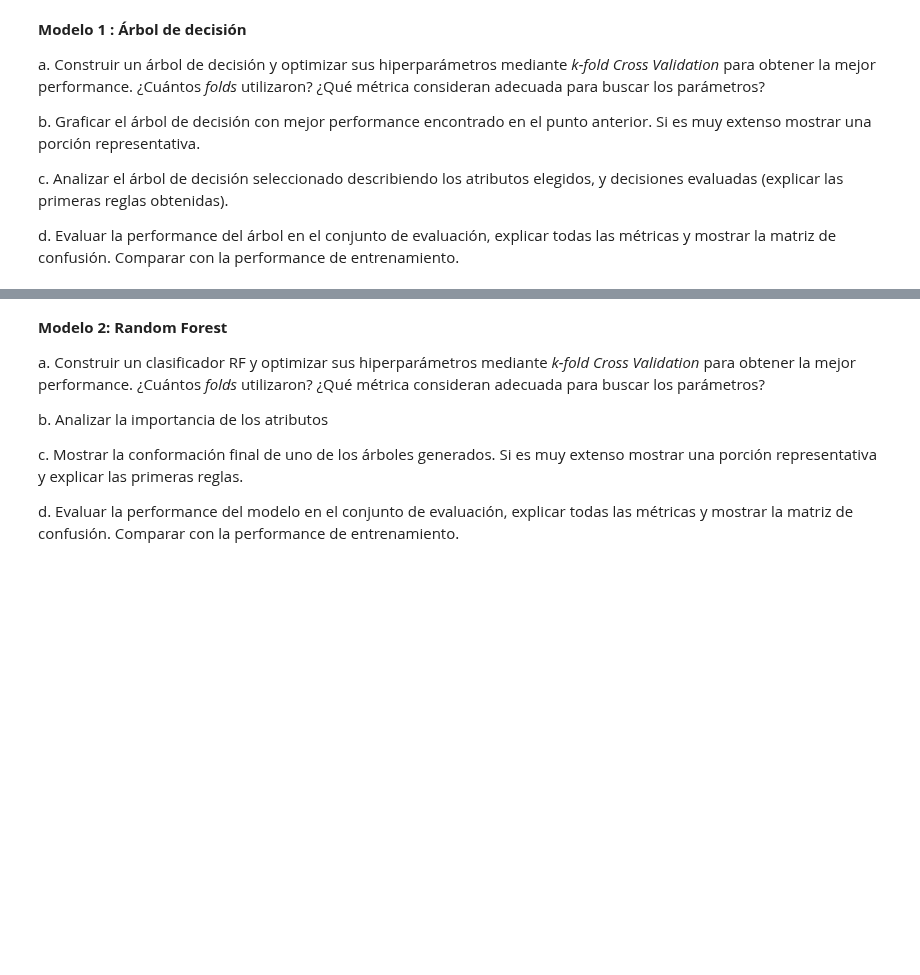
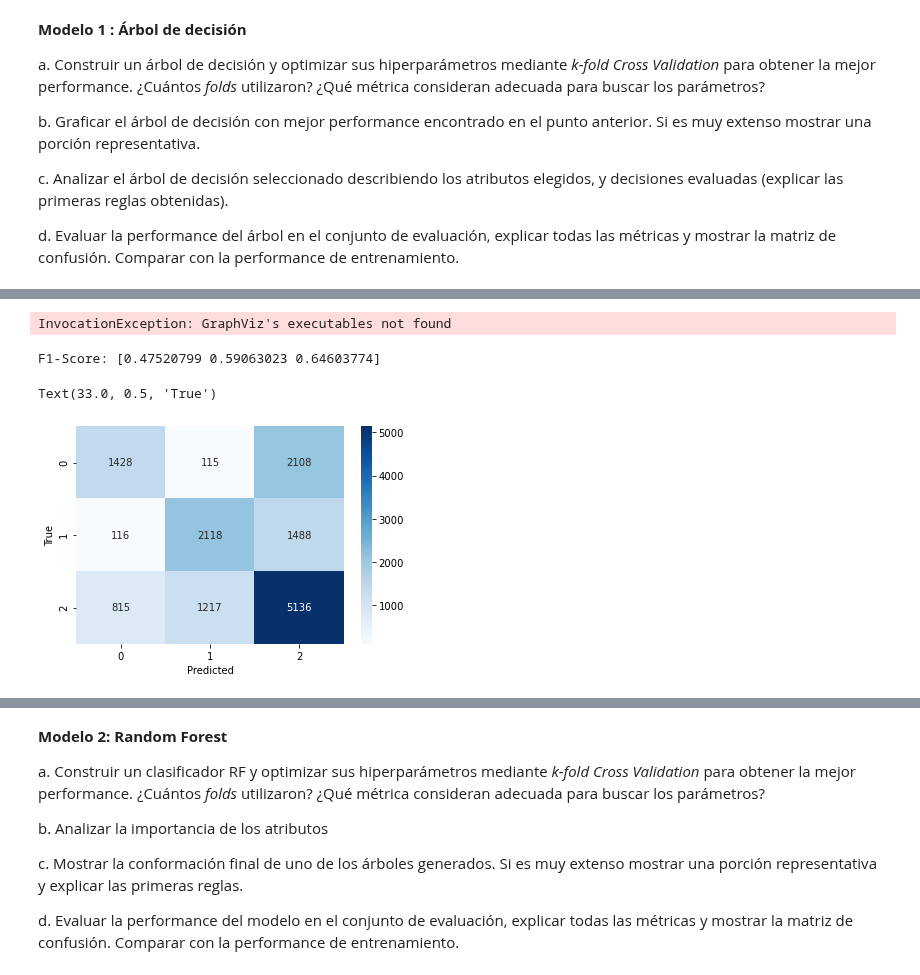
Before and after one commit to napoli-lucia/7506-Organizacion-de-Datos-TPs, a Jupyter notebook: 7506R_TP1_GRUPO18_ENTREGA_N3.ipynb, the cells around one changed output, grey strips where cells are left out. Saved outputs shown, nothing was run; the diff lists cells and outputs as text; code cells hidden in the pictures; blank space fills up the shorter version.

Commit message:
Arbol de decisión y optimizacion de hiperparam

```diff
--- a/7506R_TP1_GRUPO18_ENTREGA_N3.ipynb
+++ b/7506R_TP1_GRUPO18_ENTREGA_N3.ipynb
@@ -260,0 +348,12 @@ entrenamiento.
+# %%
+#Creo el árbol con los mejores hiperparámetros obtenidos previamente, en este caso ambientes y superficie_cubierta
+from sklearn.tree import DecisionTreeClassifier
+from sklearn.tree import export_text
+
+arbol=DecisionTreeClassifier().set_params(**randomcv.best_params_)
+
+#Entreno el arbol en todo el set
+arbol.fit(x_train,y_train)
+
+reglas = export_text(arbol, feature_names=list(features))
+print(reglas)
@@ -260,0 +378,38 @@ entrenamiento.
+# %%
+#Pendiente resolucion de error para graficar arbol
+from six import StringIO
+from IPython.display import Image
+from sklearn.tree import export_graphviz
+import pydotplus
+import matplotlib.pyplot as plt
+
+dot_data = StringIO()
+export_graphviz(arbol, out_file=dot_data,
+                filled=True, rounded=True,
+                special_characters=True,
+                feature_names=features,
+                class_names=['bajo','medio','alto'])
+
+graph = pydotplus.graph_from_dot_data(dot_data.getvalue())
+Image(graph.create_png())
+# %% [output]
+InvocationException: GraphViz's executables not found
+# %%
+#Evalúo el Arbol con los mejores hiperparámetros
+from sklearn.metrics import confusion_matrix, classification_report , f1_score
+
+#Hago predicción sobre el set de evaluacion
+y_pred= arbol.predict(x_test)
+
+#Arbol Reporte y Matriz de Confusion
+#print(classification_report(y_test,y_pred))
+print('F1-Score: {}'.format(f1_score(y_test, y_pred, average= None)))
+
+cm = confusion_matrix(y_test,y_pred)
+sns.heatmap(cm, cmap='Blues',annot=True,fmt='g')
+plt.xlabel('Predicted')
+plt.ylabel('True')
+# %% [output]
+F1-Score: [0.47520799 0.59063023 0.64603774]
+Text(33.0, 0.5, 'True')
+[figure, added]
```
Also changed, not shown: parts of 15 cells of this notebook.
